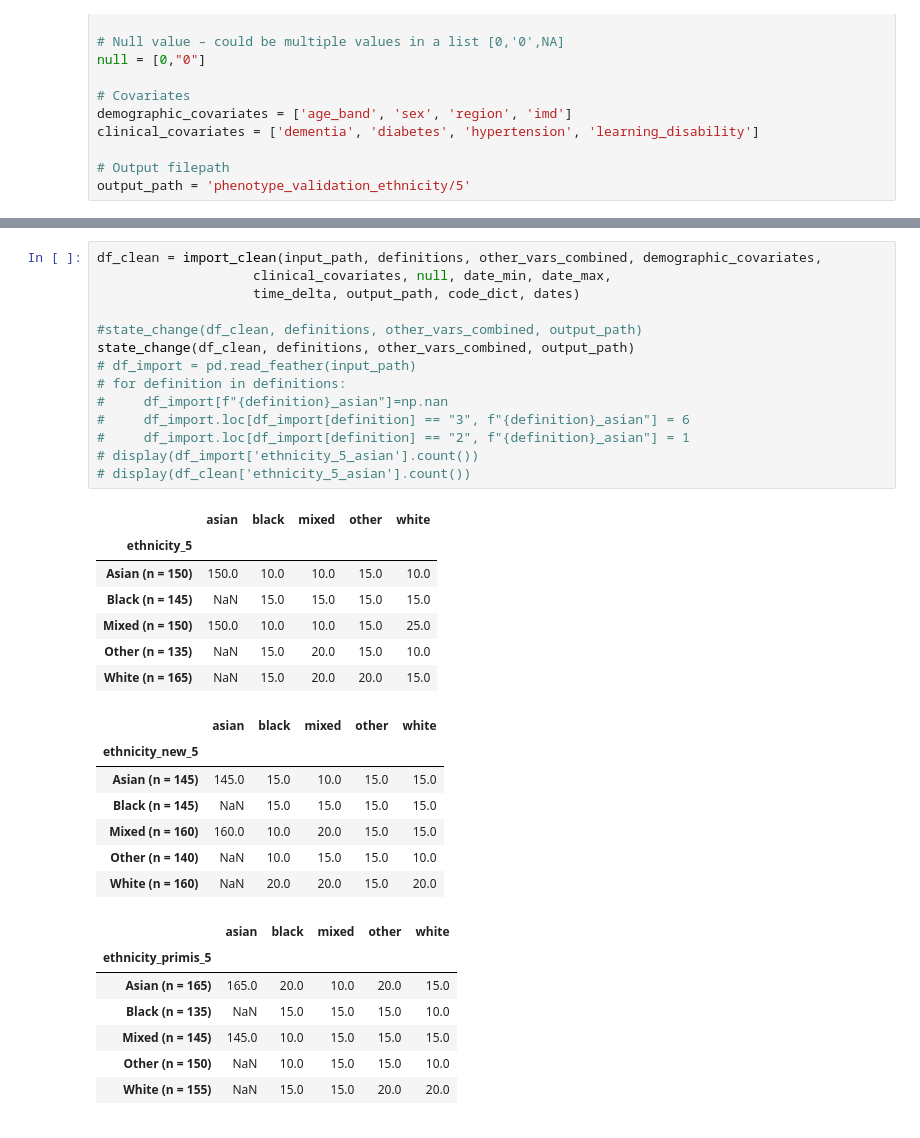
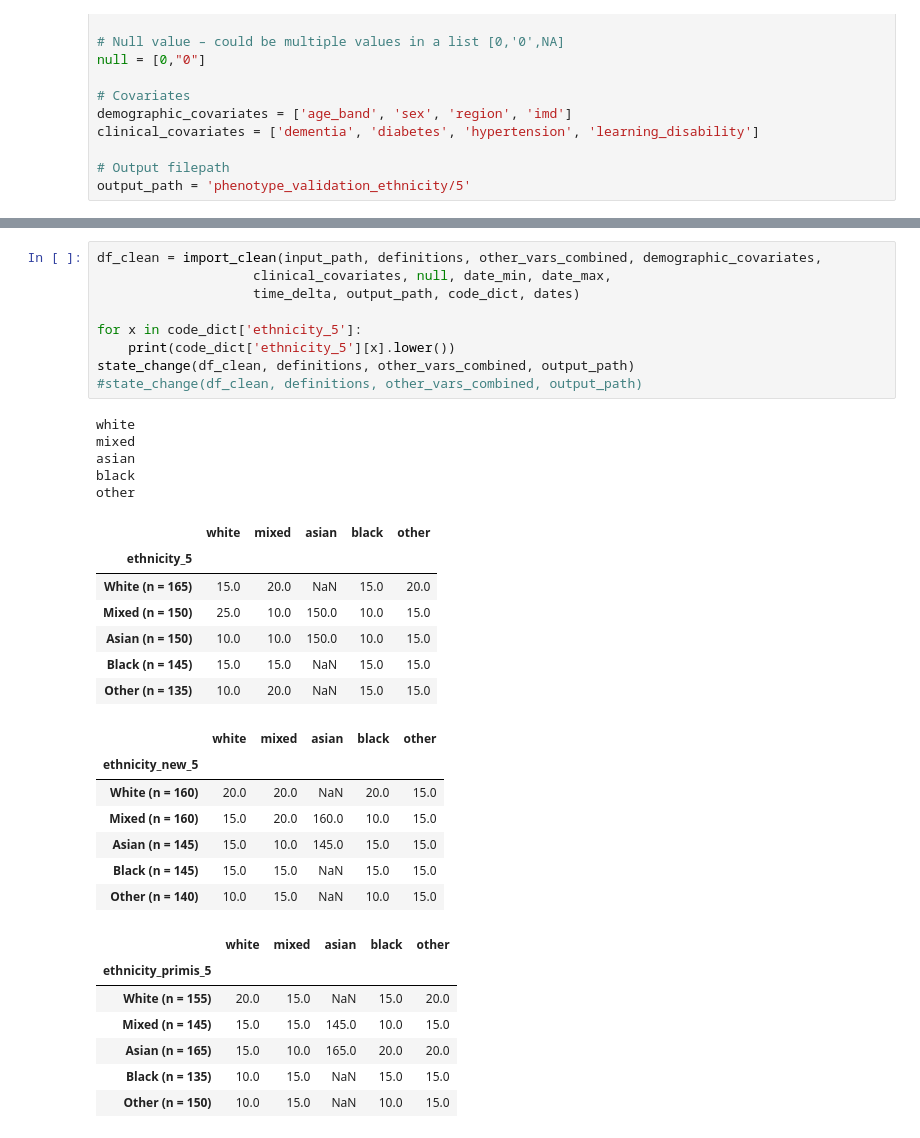
Before and after one commit to opensafely/ethnicity-short-data-report, a Jupyter notebook: notebooks_jupyter/test.ipynb, the cells around one changed output, grey strips where cells are left out. Saved outputs shown, nothing was run; the diff lists cells and outputs as text.

Commit message:
sort state_change columns and rows

```diff
--- a/notebooks_jupyter/test.ipynb
+++ b/notebooks_jupyter/test.ipynb
@@ -641,36 +650,36 @@ def state_change(df_clean, definitions, other_vars, output_path):
 # %%
 df_clean = import_clean(input_path, definitions, other_vars_combined, demographic_covariates,
                     clinical_covariates, null, date_min, date_max,
                     time_delta, output_path, code_dict, dates)
 
+for x in code_dict['ethnicity_5']:
+    print(code_dict['ethnicity_5'][x].lower())
+state_change(df_clean, definitions, other_vars_combined, output_path)
 #state_change(df_clean, definitions, other_vars_combined, output_path)
-state_change(df_clean, definitions, other_vars_combined, output_path)
-# df_import = pd.read_feather(input_path)
-# for definition in definitions:
-#     df_import[f"{definition}_asian"]=np.nan
-#     df_import.loc[df_import[definition] == "3", f"{definition}_asian"] = 6
-#     df_import.loc[df_import[definition] == "2", f"{definition}_asian"] = 1
-# display(df_import['ethnicity_5_asian'].count())
-# display(df_clean['ethnicity_5_asian'].count())
 # %% [output]
+white
+mixed
+asian
+black
+other
-|  | asian | black | mixed | other | white |
+|  | white | mixed | asian | black | other |
 | ethnicity_5 |  |  |  |  |  |
-| Asian (n = 150) | 150.0 | 10.0 | 10.0 | 15.0 | 10.0 |
-| Black (n = 145) | NaN | 15.0 | 15.0 | 15.0 | 15.0 |
-| Mixed (n = 150) | 150.0 | 10.0 | 10.0 | 15.0 | 25.0 |
-| Other (n = 135) | NaN | 15.0 | 20.0 | 15.0 | 10.0 |
-| White (n = 165) | NaN | 15.0 | 20.0 | 20.0 | 15.0 |
+| White (n = 165) | 15.0 | 20.0 | NaN | 15.0 | 20.0 |
+| Mixed (n = 150) | 25.0 | 10.0 | 150.0 | 10.0 | 15.0 |
+| Asian (n = 150) | 10.0 | 10.0 | 150.0 | 10.0 | 15.0 |
+| Black (n = 145) | 15.0 | 15.0 | NaN | 15.0 | 15.0 |
+| Other (n = 135) | 10.0 | 20.0 | NaN | 15.0 | 15.0 |
-|  | asian | black | mixed | other | white |
+|  | white | mixed | asian | black | other |
 | ethnicity_new_5 |  |  |  |  |  |
-| Asian (n = 145) | 145.0 | 15.0 | 10.0 | 15.0 | 15.0 |
-| Black (n = 145) | NaN | 15.0 | 15.0 | 15.0 | 15.0 |
-| Mixed (n = 160) | 160.0 | 10.0 | 20.0 | 15.0 | 15.0 |
-| Other (n = 140) | NaN | 10.0 | 15.0 | 15.0 | 10.0 |
-| White (n = 160) | NaN | 20.0 | 20.0 | 15.0 | 20.0 |
+| White (n = 160) | 20.0 | 20.0 | NaN | 20.0 | 15.0 |
+| Mixed (n = 160) | 15.0 | 20.0 | 160.0 | 10.0 | 15.0 |
+| Asian (n = 145) | 15.0 | 10.0 | 145.0 | 15.0 | 15.0 |
+| Black (n = 145) | 15.0 | 15.0 | NaN | 15.0 | 15.0 |
+| Other (n = 140) | 10.0 | 15.0 | NaN | 10.0 | 15.0 |
-|  | asian | black | mixed | other | white |
+|  | white | mixed | asian | black | other |
 | ethnicity_primis_5 |  |  |  |  |  |
-| Asian (n = 165) | 165.0 | 20.0 | 10.0 | 20.0 | 15.0 |
-| Black (n = 135) | NaN | 15.0 | 15.0 | 15.0 | 10.0 |
-| Mixed (n = 145) | 145.0 | 10.0 | 15.0 | 15.0 | 15.0 |
-| Other (n = 150) | NaN | 10.0 | 15.0 | 15.0 | 10.0 |
-| White (n = 155) | NaN | 15.0 | 15.0 | 20.0 | 20.0 |
+| White (n = 155) | 20.0 | 15.0 | NaN | 15.0 | 20.0 |
+| Mixed (n = 145) | 15.0 | 15.0 | 145.0 | 10.0 | 15.0 |
+| Asian (n = 165) | 15.0 | 10.0 | 165.0 | 20.0 | 20.0 |
+| Black (n = 135) | 10.0 | 15.0 | NaN | 15.0 | 15.0 |
+| Other (n = 150) | 10.0 | 15.0 | NaN | 10.0 | 15.0 |
```
Also changed, not shown: parts of 1 cell of this notebook, 3 other files.
